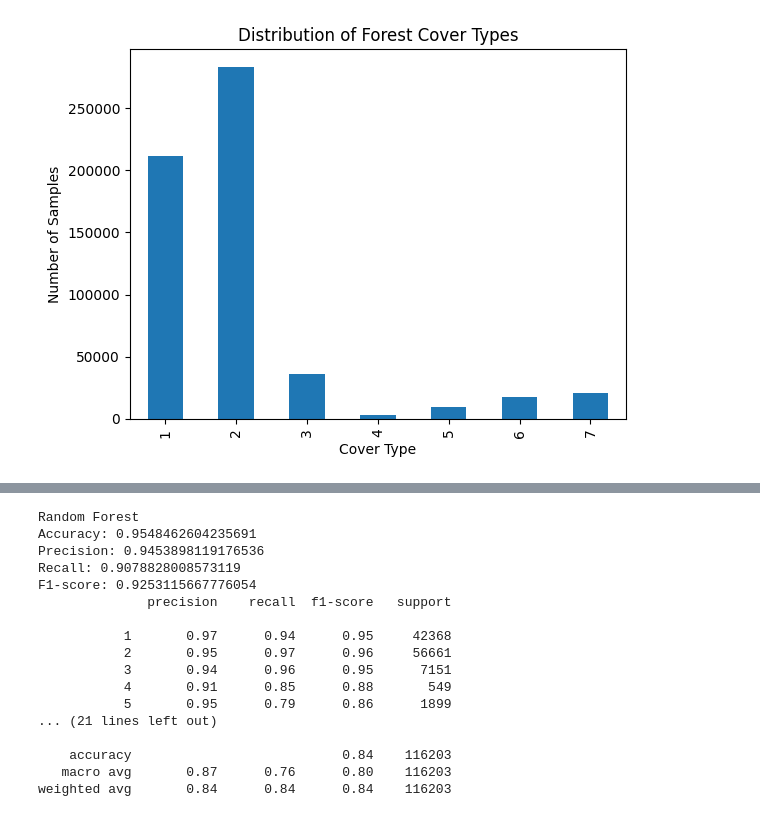
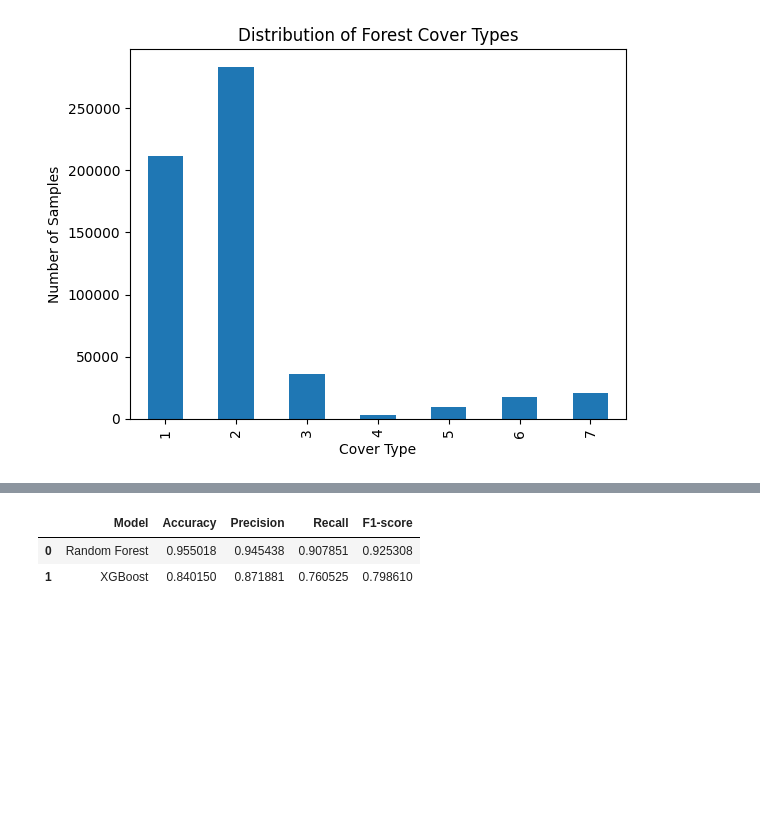
Before and after one commit to sa2oury/Forest-Cover-Prediction, a Jupyter notebook: classification.ipynb, the cells around one changed output, grey strips where cells are left out. Cells and saved outputs as stored; diff of their text form; code cells hidden in the pictures; blank space fills up the shorter version.

```diff
--- a/classification.ipynb
+++ b/classification.ipynb
@@ -201,15 +86,0 @@ RandomForestClassifier(class_weight='balanced', n_estimators=150, n_jobs=-1,
-# %%
-xgb_model = XGBClassifier(
-    n_estimators=500,
-    max_depth=8,
-    learning_rate=0.01,
-    subsample=0.8,
-    colsample_bytree=0.8,
-    objective="multi:softmax",
-    num_class=7,
-    eval_metric="mlogloss",
-    random_state=42,
-    tree_method="hist"
-)
-
-xgb_model.fit(X_train, y_train_xgb)
@@ -230,34 +87,17 @@ xgb_pred = xgb_model.predict(X_test) + 1
 # %%
-rf_pred = rf_model.predict(X_test)
+rf_pred = rf_model.predict(X_test_scaled)
+xgb_pred = xgb_model.predict(X_test_scaled) + 1
 
-print("Random Forest")
-print("Accuracy:", accuracy_score(y_test, rf_pred))
-print("Precision:", precision_score(y_test, rf_pred, average="macro"))
-print("Recall:", recall_score(y_test, rf_pred, average="macro"))
-print("F1-score:", f1_score(y_test, rf_pred, average="macro"))
-print(classification_report(y_test, rf_pred))
+results = pd.DataFrame({
+    "Model": ["Random Forest", "XGBoost"],
+    "Accuracy": [accuracy_score(y_test, rf_pred), accuracy_score(y_test, xgb_pred)],
+    "Precision": [precision_score(y_test, rf_pred, average="macro"), precision_score(y_test, xgb_pred, average="macro")],
+    "Recall": [recall_score(y_test, rf_pred, average="macro"), recall_score(y_test, xgb_pred, average="macro")],
+    "F1-score": [f1_score(y_test, rf_pred, average="macro"), f1_score(y_test, xgb_pred, average="macro")]
+})
 
-print("XGBoost")
-print("Accuracy:", accuracy_score(y_test, xgb_pred))
-print("Precision:", precision_score(y_test, xgb_pred, average="macro"))
-print("Recall:", recall_score(y_test, xgb_pred, average="macro"))
-print("F1-score:", f1_score(y_test, xgb_pred, average="macro"))
-print(classification_report(y_test, xgb_pred))
+display(results)
 # %% [output]
-Random Forest
-Accuracy: 0.9548462604235691
-Precision: 0.9453898119176536
-Recall: 0.9078828008573119
-F1-score: 0.9253115667776054
-              precision    recall  f1-score   support
-
-           1       0.97      0.94      0.95     42368
-           2       0.95      0.97      0.96     56661
-           3       0.94      0.96      0.95      7151
-           4       0.91      0.85      0.88       549
-           5       0.95      0.79      0.86      1899
-... (21 lines left out)
-
-    accuracy                           0.84    116203
-   macro avg       0.87      0.76      0.80    116203
-weighted avg       0.84      0.84      0.84    116203
+|  | Model | Accuracy | Precision | Recall | F1-score |
+| 0 | Random Forest | 0.955018 | 0.945438 | 0.907851 | 0.925308 |
+| 1 | XGBoost | 0.840150 | 0.871881 | 0.760525 | 0.798610 |
```
Also changed, not shown: parts of 20 cells of this notebook.
